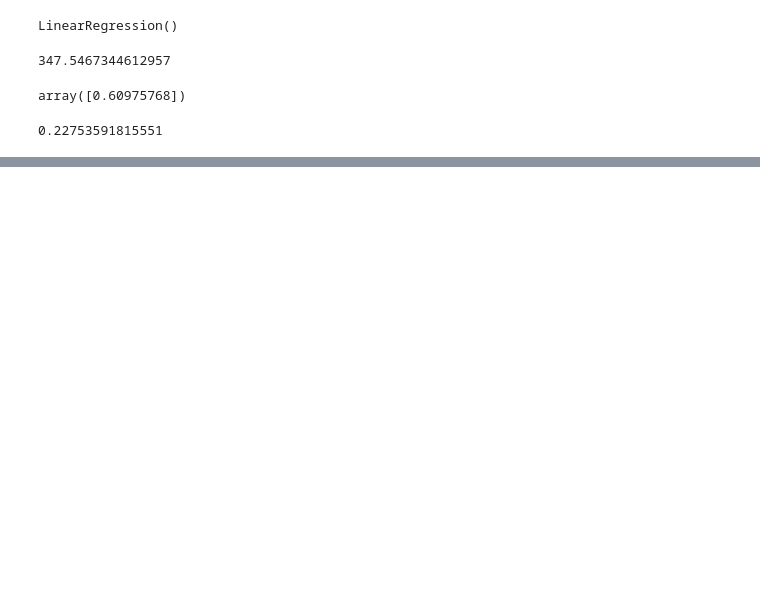
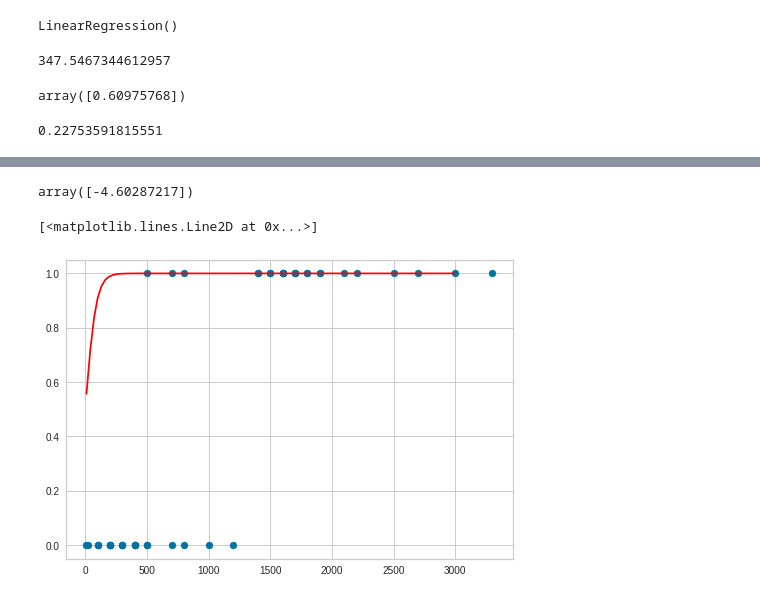
Before and after one commit to WandersonGustavo/Imersao_Alura, a Jupyter notebook: Copy_of_DataScience2.ipynb, the cells around one changed output, grey strips where cells are left out. Cells and saved outputs as stored; diff of their text form; code cells hidden in the pictures; blank space fills up the shorter version.

```diff
--- a/Copy_of_DataScience2.ipynb
+++ b/Copy_of_DataScience2.ipynb
@@ -913,0 +930,5 @@ strong multicollinearity or other numerical problems.
+# %%
+xe=baseEleicao.iloc[:,2].values #var indep
+xe=xe[:,np.newaxis] #matriz
+ye=baseEleicao.iloc[:,1].values #y dep
+xe
@@ -913,0 +953,17 @@ strong multicollinearity or other numerical problems.
+# %%
+modeloEleicao= LogisticRegression() #modelo
+modeloEleicao.fit(xe,ye) #parametro
+modeloEleicao.coef_ #coeficiente
+modeloEleicao.intercept_ #intercept no grafico
+# %% [output]
+array([-4.60287217])
+# %%
+plt.scatter(xe,ye) #grafico de disperssao do modelo
+x_teste=np.linspace(10,3000,100) #dados pra produzir sigmoide(curva vermelha)
+def modeloFunc(xe):
+  return 1 / (1 + np.exp(xe))
+r=modeloFunc(x_teste * modeloEleicao.coef_ * modeloEleicao.intercept_).ravel()
+plt.plot(x_teste,r,color="red")
+# %% [output]
+[<matplotlib.lines.Line2D at 0x...>]
+[figure, added]
```
Also changed, not shown: parts of 16 cells of this notebook.
